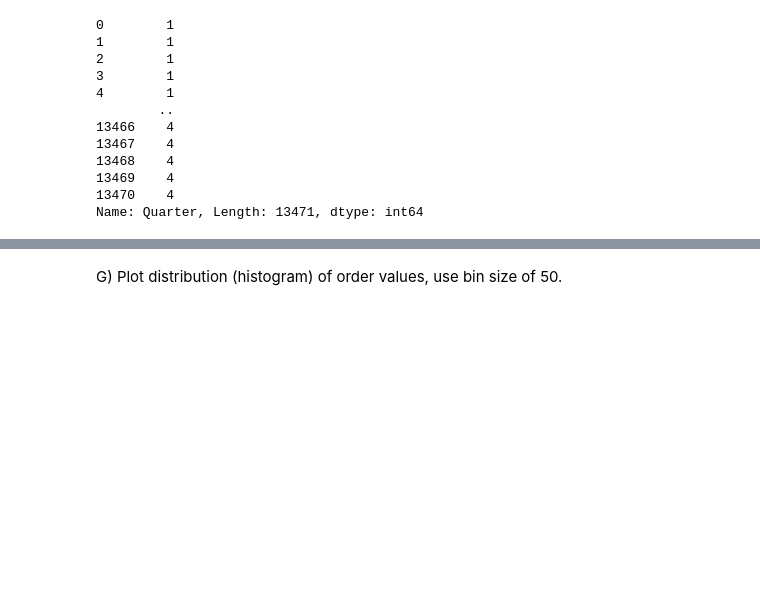
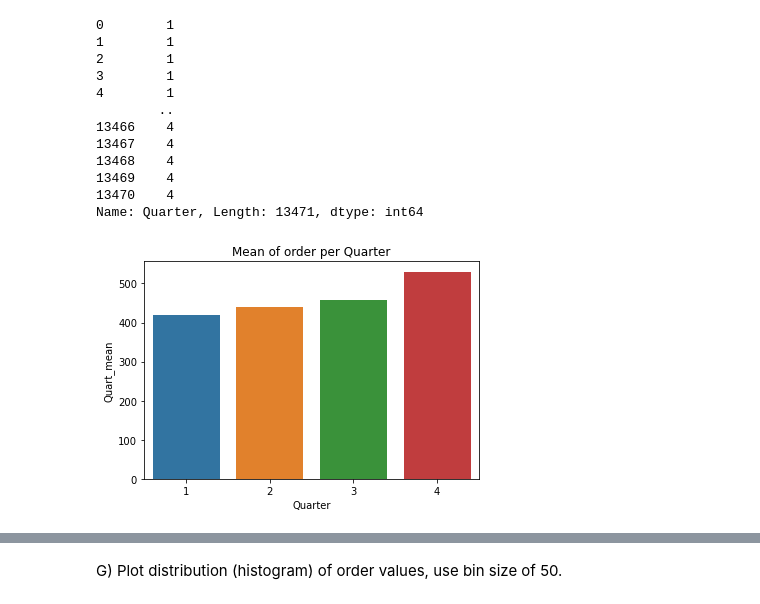
Before and after one commit to priyaljain04/Klaviyo-Assignment, a Jupyter notebook: Priyal Jain priyal.jain.0494@gmail.com (1).ipynb, the cells around one changed output, grey strips where cells are left out. Cells and saved outputs as stored; diff of their text form; code cells hidden in the pictures; blank space fills up the shorter version.

```diff
--- a/Priyal Jain priyal.jain.0494@gmail.com (1).ipynb
+++ b/Priyal Jain priyal.jain.0494@gmail.com (1).ipynb
@@ -185,3 +142,11 @@ du = data.groupby(["customer_id","Quarter"])['value'].mean().reset_index(name =
+# %%
+du = data.groupby(["customer_id","Quarter"])['value'].sum().reset_index(name = 'Quart_value')
+td = du.groupby("Quarter")['Quart_value'].mean().reset_index(name = 'Quart_mean')
+sns.barplot(x = td['Quarter'], y = td['Quart_mean'])
+plt.title("Mean of order per Quarter")
+plt.show()
+# %% [output]
+[figure, added]
 # %%
 fig,ax = plt.subplots(2,2,figsize = (15,10))
 # for first quarter
```
Also changed, not shown: parts of 11 cells of this notebook.
